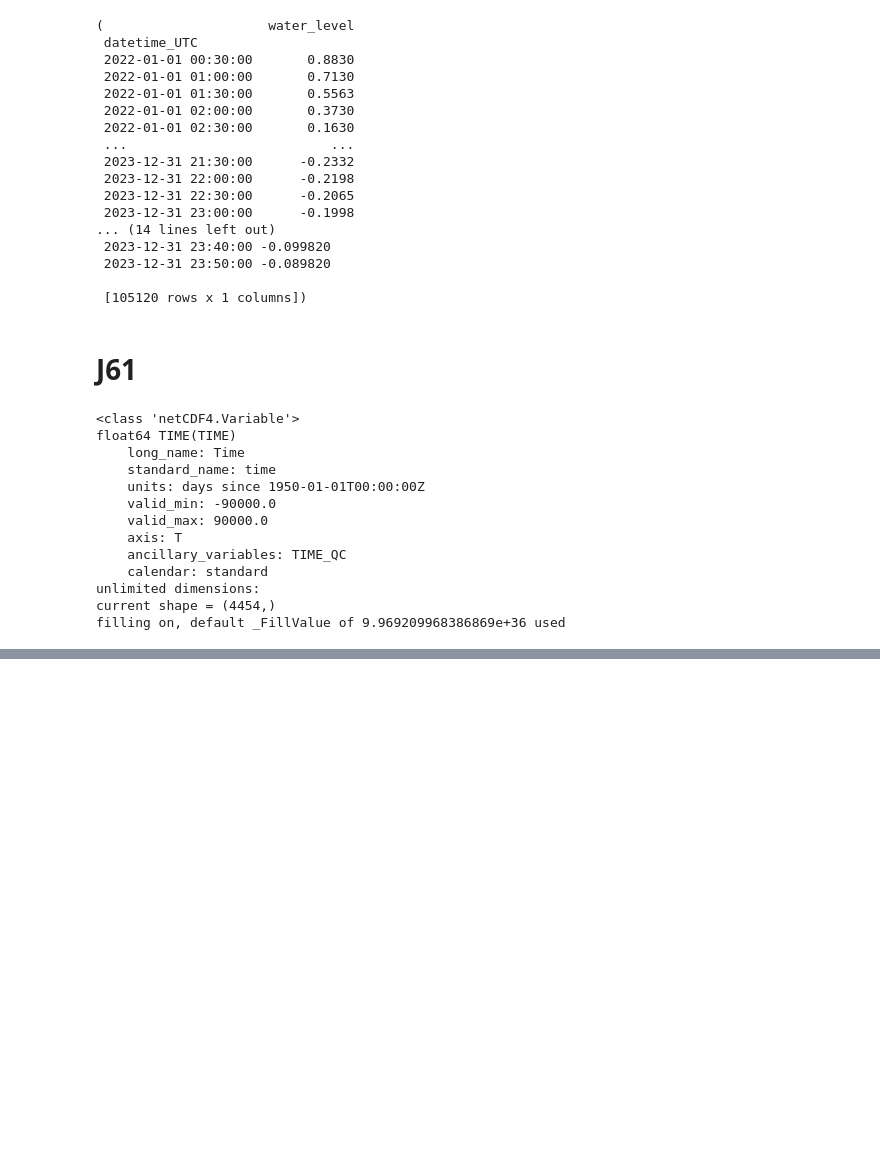
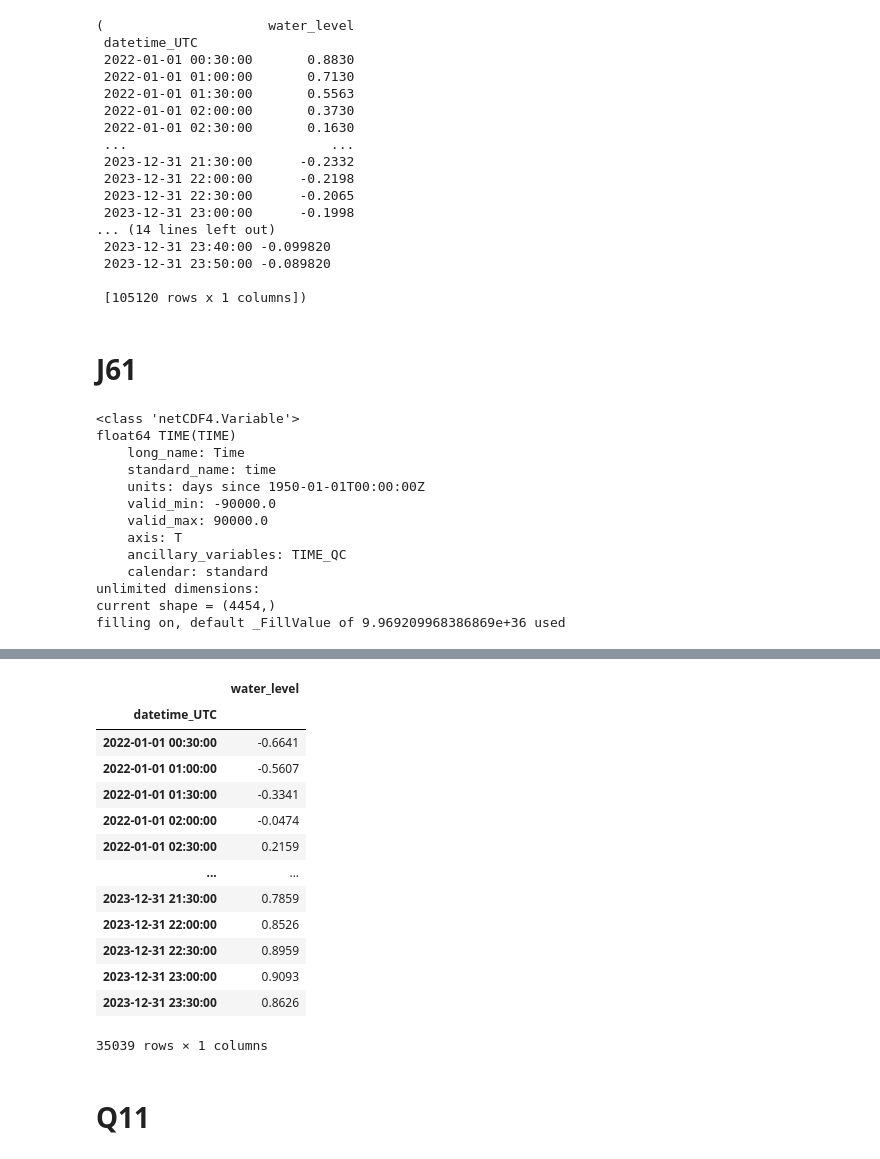
Before and after one commit to DHI/WaterBench-MIKE21HD-SouthernNorthSea, a Jupyter notebook: .preprocessing/preprocess_wl_stations.ipynb, the cells around one changed output, grey strips where cells are left out. Saved outputs shown, nothing was run; the diff lists cells and outputs as text; code cells hidden in the pictures; blank space fills up the shorter version.

Commit message:
Added more station data

```diff
--- a/.preprocessing/preprocess_wl_stations.ipynb
+++ b/.preprocessing/preprocess_wl_stations.ipynb
@@ -577,6 +577,8 @@ def add_time_stamps(df):
     # Resample dates with duplicate indices by adding hours and minutes
     # Find duplicate dates in index
     duplicate_dates = df.index[df.index.duplicated(keep=False)]
+    if len(duplicate_dates) == 0:
+        return df
 
     for date in set(duplicate_dates):
         duplicates = df.loc[date]
@@ -617,9 +619,13 @@ def load_and_save_CMEMS_data(obs_dir,platform_name):
         wl = pd.DataFrame({"slev": data}, index = pd.DatetimeIndex(formatted_time))
         quality_filter = ds["SLEV_QC"][:].data<=2
         wl = wl[quality_filter]
+        wl = wl[(wl.index >"2021-12-31") & (wl.index <"2024-01-01")]
         wl = wl.drop(wl[wl['slev'] < -100].index)# Remove invalid values
+        wl = wl.drop(wl[wl['slev'] > 1000].index)# Remove invalid values
         wl["slev"] = wl["slev"]-np.mean(wl["slev"])# Center around zero
 
+        if len(wl)==0:
+            continue
         #  Add timestamps
         wl = add_time_stamps(wl)
 
@@ -627,9 +633,10 @@ def load_and_save_CMEMS_data(obs_dir,platform_name):
 
     all_wl=pd.concat(all_wl_list)
     # Replace missing entries with nan such that we have a full date time index
-    all_wl = all_wl.set_index(all_wl.index).resample('10min').sum().replace(0.00, np.nan)
+    freq=wl.index[1]-wl.index[0]
+    all_wl = all_wl.set_index(all_wl.index).resample(freq).sum().replace(0.00, np.nan)
     # Rolling mean value
-    all_wl_rollmean = all_wl.rolling(window='30min',closed="left").mean()[::3]
+    all_wl_rollmean = all_wl.rolling(window='30min',closed="left").mean()[::int(pd.Timedelta(minutes=30)/freq)]
     all_wl_rollmean = np.round(all_wl_rollmean.dropna(),decimals=4)
     all_wl_rollmean.index.name = "datetime_UTC"
     all_wl_rollmean.columns = ["water_level"]
@@ -823,0 +896,8 @@ locations_all["station"].values.tolist()
+# %%
+obs_fldr = "raw_data/CMEMS/"
+# Collect observation directories in list
+obs_dir = [f"{obs_fldr}NO_TS_TG_L91TG.nc"]
+
+ds = nc.Dataset(obs_dir[0])
+ds.variables.keys()
+ds["SLEV"]
@@ -823,0 +922,20 @@ locations_all["station"].values.tolist()
+# %%
+all_wl_rollmean,all_wl = load_and_save_CMEMS_data(obs_dir,"L91")
+all_wl_rollmean
+# %% [output]
+|  | water_level |
+| datetime_UTC |  |
+| 2022-01-01 00:30:00 | -0.6641 |
+| 2022-01-01 01:00:00 | -0.5607 |
+| 2022-01-01 01:30:00 | -0.3341 |
+| 2022-01-01 02:00:00 | -0.0474 |
+| 2022-01-01 02:30:00 | 0.2159 |
+| ... | ... |
+| 2023-12-31 21:30:00 | 0.7859 |
+| 2023-12-31 22:00:00 | 0.8526 |
+| 2023-12-31 22:30:00 | 0.8959 |
+| 2023-12-31 23:00:00 | 0.9093 |
+| 2023-12-31 23:30:00 | 0.8626 |
+35039 rows × 1 columns
+# %% [markdown]
+# Q11
```
Also changed, not shown: parts of 29 cells of this notebook, 30 other files.
